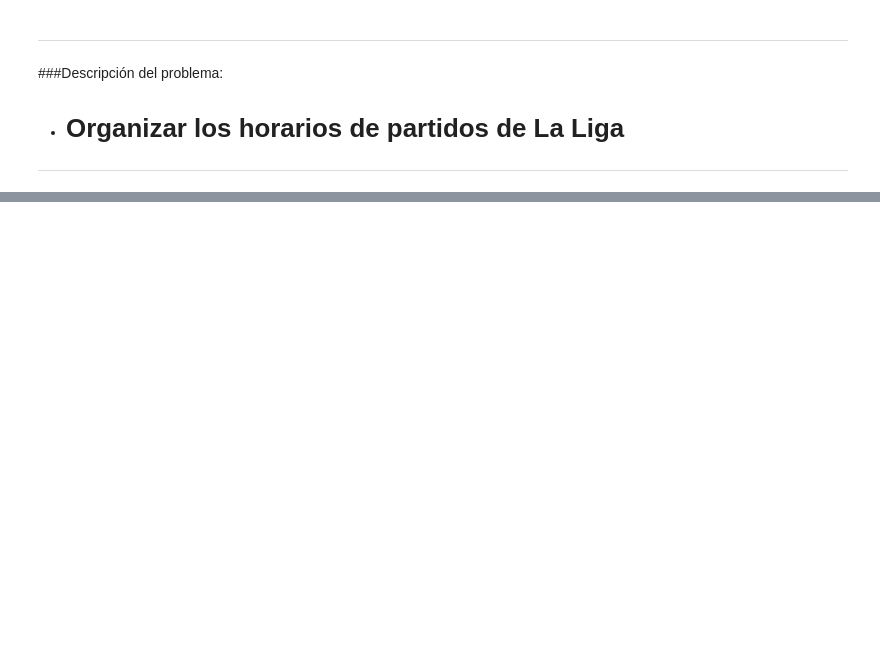
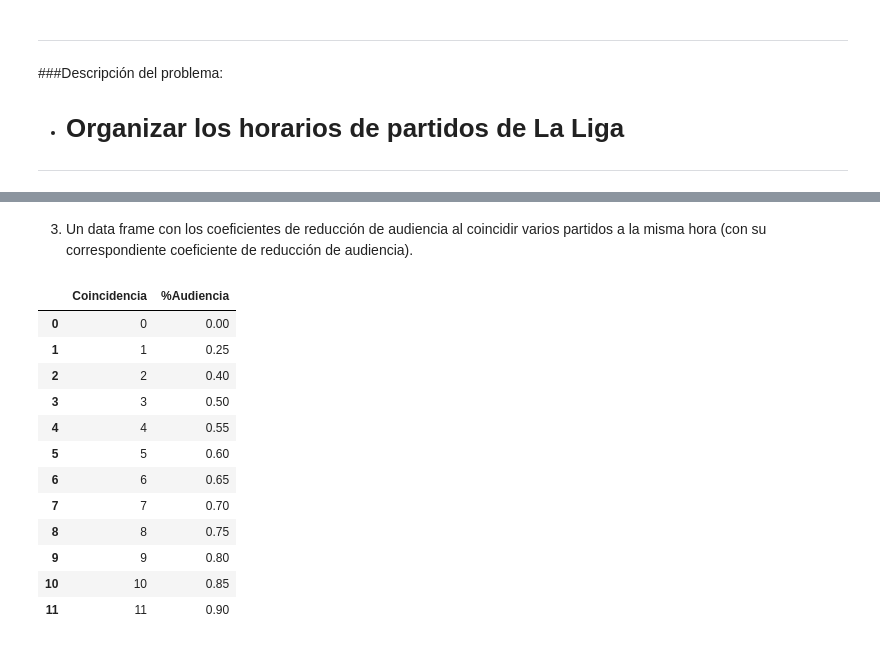
Before and after one commit to JavierSanLorenzoVIU/03MAIR---Algoritmos-de-Optimizacion---2024, a Jupyter notebook: Trabajo_Practico_Javier_SanLorenzo.ipynb, the cells around one changed output, grey strips where cells are left out. Cells and saved outputs as stored; diff of their text form; code cells hidden in the pictures; blank space fills up the shorter version.

```diff
--- a/Trabajo_Practico_Javier_SanLorenzo.ipynb
+++ b/Trabajo_Practico_Javier_SanLorenzo.ipynb
@@ -115,0 +117,19 @@ def funcion_aptitud(horario, audiencias, PondHorario, CoefCoincidencia):
+# %% [markdown]
+3. Un data frame con los coeficientes de reducción de audiencia al coincidir varios partidos a la misma hora (con su correspondiente coeficiente de reducción de audiencia).
+# %%
+coincidencia_partidos = pd.DataFrame({'Coincidencia': [0, 1, 2, 3, 4, 5, 6, 7, 8, 9, 10, 11], '%Audiencia': [0, 0.25, 0.4, 0.5, 0.55, 0.6, 0.65, 0.7, 0.75, 0.8, 0.85, 0.9]})
+display(coincidencia_partidos)
+# %% [output]
+|  | Coincidencia | %Audiencia |
+| 0 | 0 | 0.00 |
+| 1 | 1 | 0.25 |
+| 2 | 2 | 0.40 |
+| 3 | 3 | 0.50 |
+| 4 | 4 | 0.55 |
+| 5 | 5 | 0.60 |
+| 6 | 6 | 0.65 |
+| 7 | 7 | 0.70 |
+| 8 | 8 | 0.75 |
+| 9 | 9 | 0.80 |
+| 10 | 10 | 0.85 |
+| 11 | 11 | 0.90 |
```
Also changed, not shown: parts of 17 cells of this notebook.
